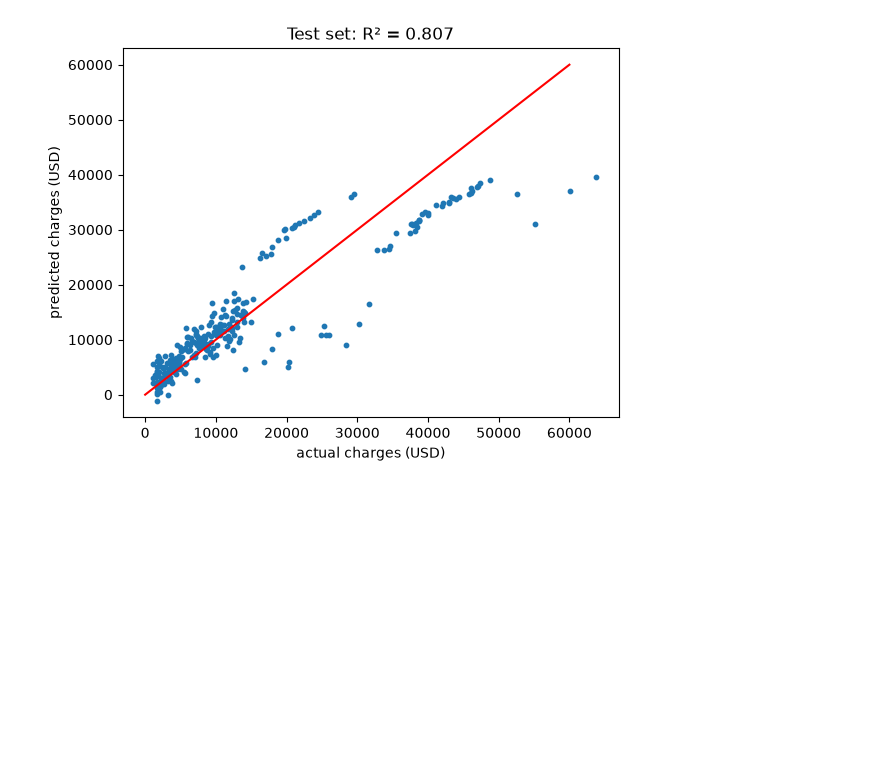
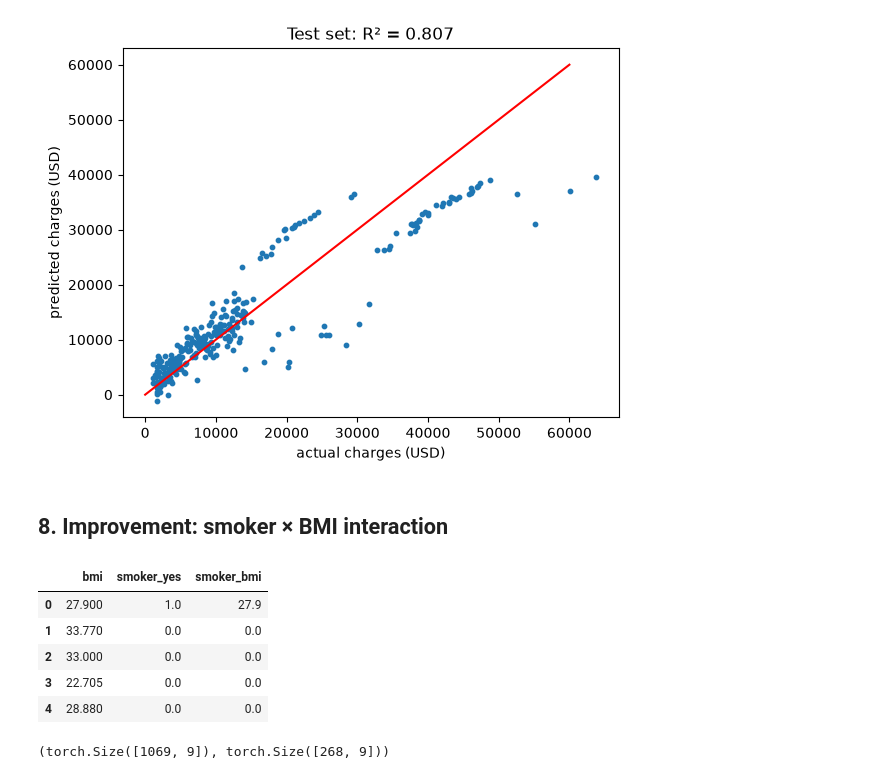
Before and after one commit to jvd1990/insurance-linear-regression-pytorch, a Jupyter notebook: insurance_linear_regression.ipynb, the cells around one changed output. Drawn from its saved outputs; the diff is of its cells as text; code cells hidden in the pictures; blank space fills up the shorter version.

```diff
--- a/insurance_linear_regression.ipynb
+++ b/insurance_linear_regression.ipynb
@@ -464,3 +464,32 @@ plt.ylabel('predicted charges (USD)')
 plt.title(f'Test set: R² = {r2:.3f}');
 # %% [output]
 [figure]
+# %% [markdown]
+## 8. Improvement: smoker × BMI interaction
+# %%
+X_df2 = X_df.copy()
+X_df2['smoker_bmi'] = X_df2['smoker_yes'] * X_df2['bmi']
+X_df2[['bmi', 'smoker_yes', 'smoker_bmi']].head()
+# %% [output]
+|  | bmi | smoker_yes | smoker_bmi |
+| 0 | 27.900 | 1.0 | 27.9 |
+| 1 | 33.770 | 0.0 | 0.0 |
+| 2 | 33.000 | 0.0 | 0.0 |
+| 3 | 22.705 | 0.0 | 0.0 |
+| 4 | 28.880 | 0.0 | 0.0 |
+# %%
+X2 = X_df2.values
+
+X2_train, X2_test, _, _ = train_test_split(
+    X2, y, test_size=0.2, random_state=42)
+
+x2_scaler = StandardScaler()
+X2_train = x2_scaler.fit_transform(X2_train)
+X2_test = x2_scaler.transform(X2_test)
+
+X2_train = torch.tensor(X2_train, dtype=torch.float32)
+X2_test = torch.tensor(X2_test, dtype=torch.float32)
+
+X2_train.shape, X2_test.shape
+# %% [output]
+(torch.Size([1069, 9]), torch.Size([268, 9]))
```
Also changed, not shown: parts of 3 cells of this notebook.
